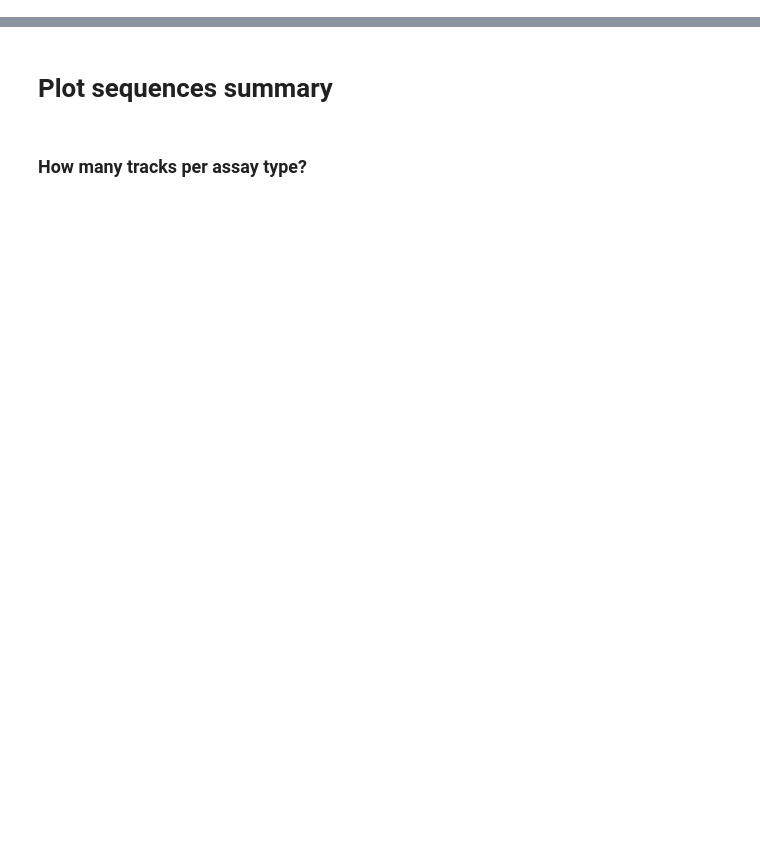
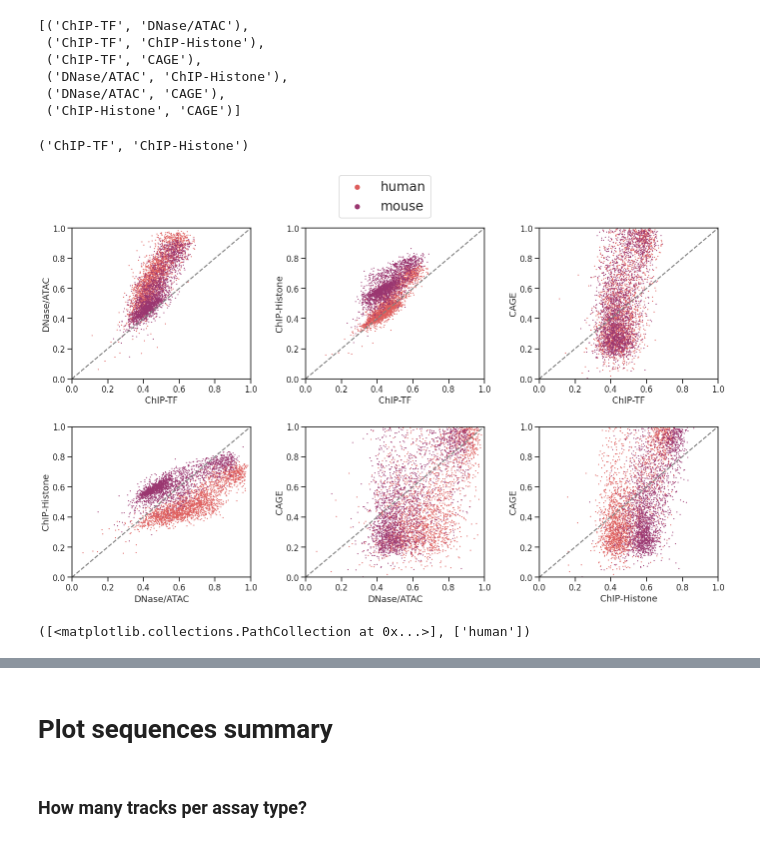
Before and after one commit to luisas/FED, a Jupyter notebook: src/01_enformer/notebooks/03_stats_human_eval.ipynb, the cells around one changed output, grey strips where cells are left out. Drawn from its saved outputs; the diff is of its cells as text; code cells hidden in the pictures; blank space fills up the shorter version.

```diff
--- a/src/01_enformer/notebooks/03_stats_human_eval.ipynb
+++ b/src/01_enformer/notebooks/03_stats_human_eval.ipynb
@@ -9,0 +86,2 @@ outputdir = os.path.join(datadir, "hd5")
+# %%
+human_grouped_df = get_grouped_df(human_human_evaluation, "human")
@@ -9,0 +95,5 @@ outputdir = os.path.join(datadir, "hd5")
+# %%
+mouse_grouped_df = get_grouped_df(mouse_mouse_evaluation, "mouse")
+# %%
+grouped_df = pd.concat([human_grouped_df, mouse_grouped_df])
+grouped_df.head()
@@ -9,0 +107,58 @@ outputdir = os.path.join(datadir, "hd5")
+# %%
+assays = set(grouped_df.columns[1:-1])
+assay_combos = list(itertools.combinations(assays, 2))
+assay_combos
+# %% [output]
+[('ChIP-TF', 'DNase/ATAC'),
+ ('ChIP-TF', 'ChIP-Histone'),
+ ('ChIP-TF', 'CAGE'),
+ ('DNase/ATAC', 'ChIP-Histone'),
+ ('DNase/ATAC', 'CAGE'),
+ ('ChIP-Histone', 'CAGE')]
+# %%
+assay_combos[1]
+# %% [output]
+('ChIP-TF', 'ChIP-Histone')
+# %%
+sns.set_theme(style="ticks", palette="pastel")
+sns.set_context("talk")
+fig, axes = plt.subplots(2, 3, figsize=(20,13))
+
+
+
+def scatter_bench(x,y,i,j, legend = False):
+    g = sns.scatterplot(ax=axes[i, j], data=grouped_df, x=x, y=y,\
+                        hue = "specie", palette = "flare", s = 5,  linewidth=0, \
+                        legend = legend)
+    g.set(xlim=(0,1),ylim=(0,1))
+    if(legend == True):
+        g.legend(bbox_to_anchor=(0.7, 1.35), borderaxespad=0, fontsize='x-large')
+
+    # line x = y
+    x0, x1 = g.get_xlim()
+    y0, y1 = g.get_ylim()
+    lims = [max(x0, y0), min(x1, y1)]
+    g.plot(lims, lims, 'grey')
+    g.lines[0].set_linestyle("--")
+
+
+
+assay = 0
+for i in range(0,2):
+    for j in range (0,3):
+        legend = False
+        if(i == 0 and j == 1):
+            legend=True
+        scatter_bench(assay_combos[assay][0], assay_combos[assay][1], i,j, legend)
+        assay += 1
+
+
+fig.tight_layout(pad=2.0)
+plt.savefig(os.path.join(outdir, "01_assays_pairs_scatter.pdf"))
+# %% [output]
+[figure, added]
+# %%
+red_patch = mpatches.Patch(color='red', label='The red data')
+ax.legend(handles=[red_patch])
+# %% [output]
+([<matplotlib.collections.PathCollection at 0x...>], ['human'])
```
Also changed, not shown: parts of 31 cells of this notebook, 30 other files.
